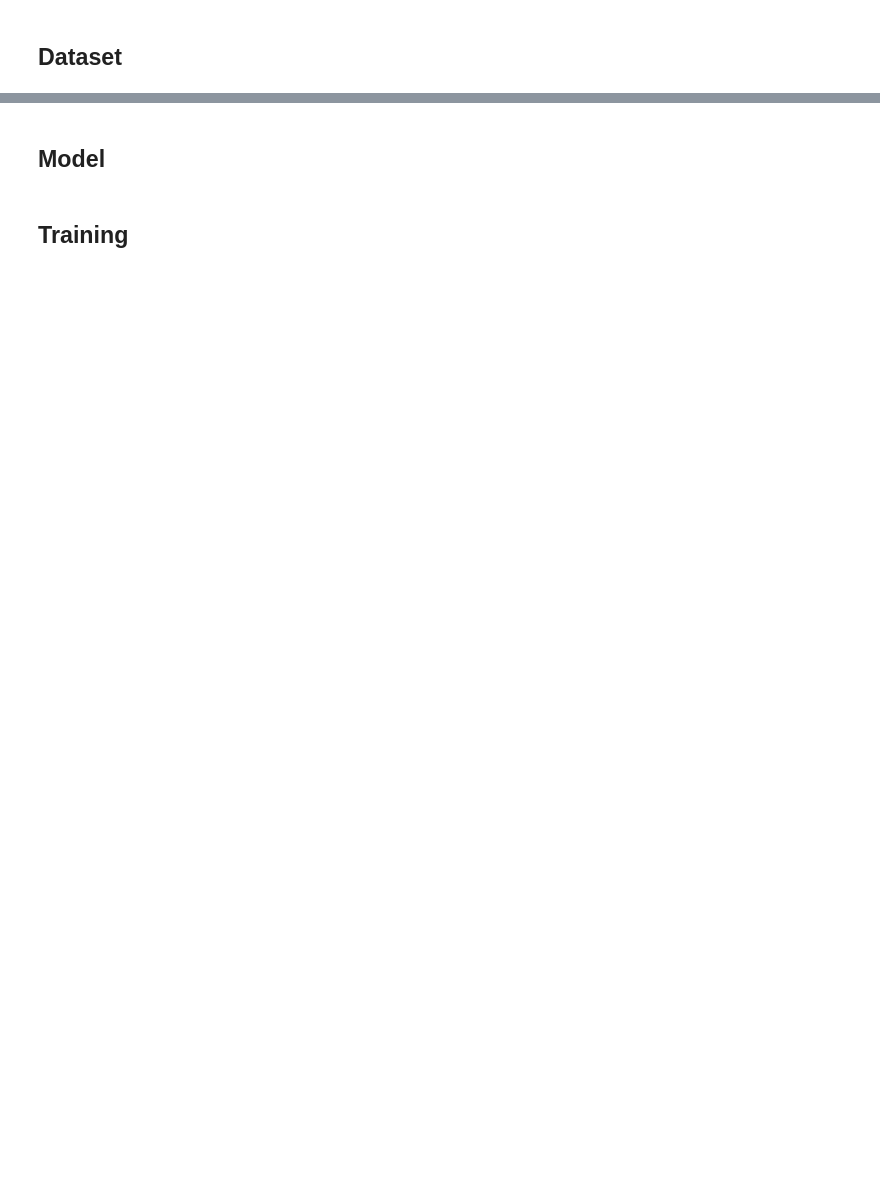
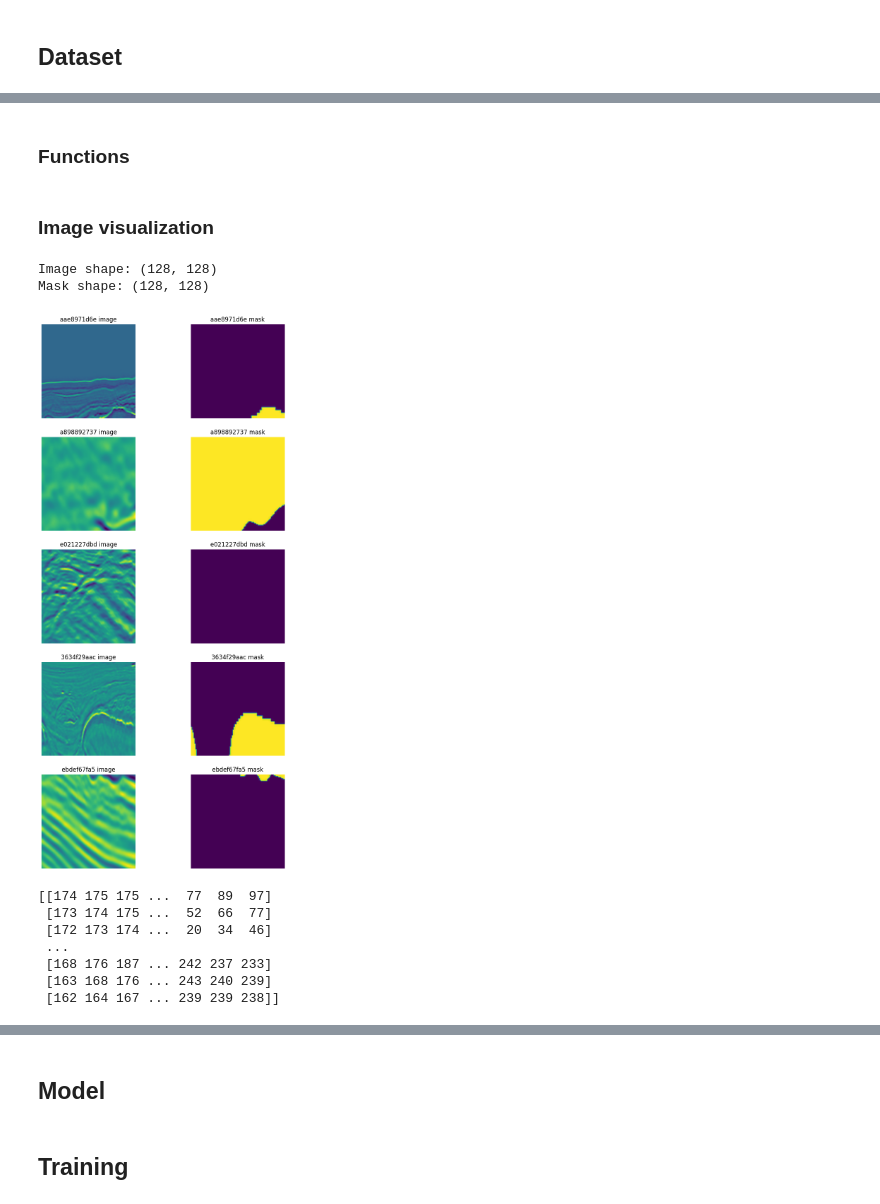
Before and after one commit to Jangberry/unet-salt, a Jupyter notebook: notebook.ipynb, the cells around one changed output, grey strips where cells are left out. Saved outputs shown, nothing was run; the diff lists cells and outputs as text; code cells hidden in the pictures; blank space fills up the shorter version.

```diff
--- a/notebook.ipynb
+++ b/notebook.ipynb
@@ -41,0 +55,6 @@ with open('dataset/train.csv') as f:
+# %%
+dataset = pd.read_csv(TRAIN_CSV_PATH)
+
+
+print(f"Element count: {len(dataset)}")
+dataset.head()
@@ -41,0 +69,51 @@ with open('dataset/train.csv') as f:
+# %%
+# We only care about the ids
+dataset_ids = np.array(dataset['id'])
+# %% [markdown]
+### Functions
+# %%
+def load_image(image_id, image_type='images'):
+    image_file = image_id + IMAGE_EXT
+    image_path = path.join(TRAIN_DATASET_PATH, image_type, image_file)
+    # Use only a single channel
+    image = Image.open(image_path).convert('L')
+    # Uscale image to 128x128
+    image = image.resize((128, 128), Image.Resampling.LANCZOS)
+    return np.array(image)
+# %% [markdown]
+### Image visualization
+# %%
+# show image
+idx = [5, 10 , 15, 20, 25]
+
+fig, axes = plt.subplots(5, 2, figsize=(10, 20))
+for i, ax in enumerate(axes):
+    entry_id = dataset_ids[idx[i]]
+    image_path = path.join(TRAIN_IMAGES_PATH, entry_id + IMAGE_EXT)
+    mask_path = path.join(TRAIN_MASK_IMAGES_PATH, entry_id + IMAGE_EXT)
+    img = load_image(entry_id, 'images')
+    mask = load_image(entry_id, 'masks')
+    ax[0].imshow(img)
+    ax[1].imshow(mask)
+    ax[0].axis('off')
+    ax[1].axis('off')
+    ax[0].set_title(entry_id + ' image')
+    ax[1].set_title(entry_id + ' mask')
+
+print(f'Image shape: {img.shape}')
+print(f'Mask shape: {mask.shape}')
+
+plt.show()
+
+print(img)
+# %% [output]
+Image shape: (128, 128)
+Mask shape: (128, 128)
+[figure, added]
+[[174 175 175 ...  77  89  97]
+ [173 174 175 ...  52  66  77]
+ [172 173 174 ...  20  34  46]
+ ...
+ [168 176 187 ... 242 237 233]
+ [163 168 176 ... 243 240 239]
+ [162 164 167 ... 239 239 238]]
```
Also changed, not shown: parts of 18 cells of this notebook, 1 other file.
